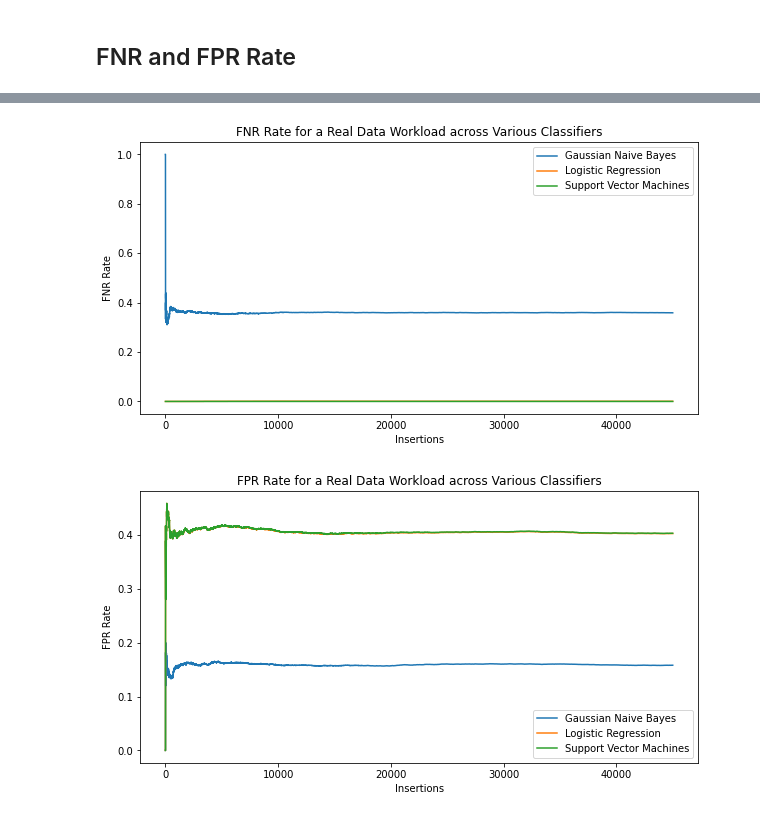
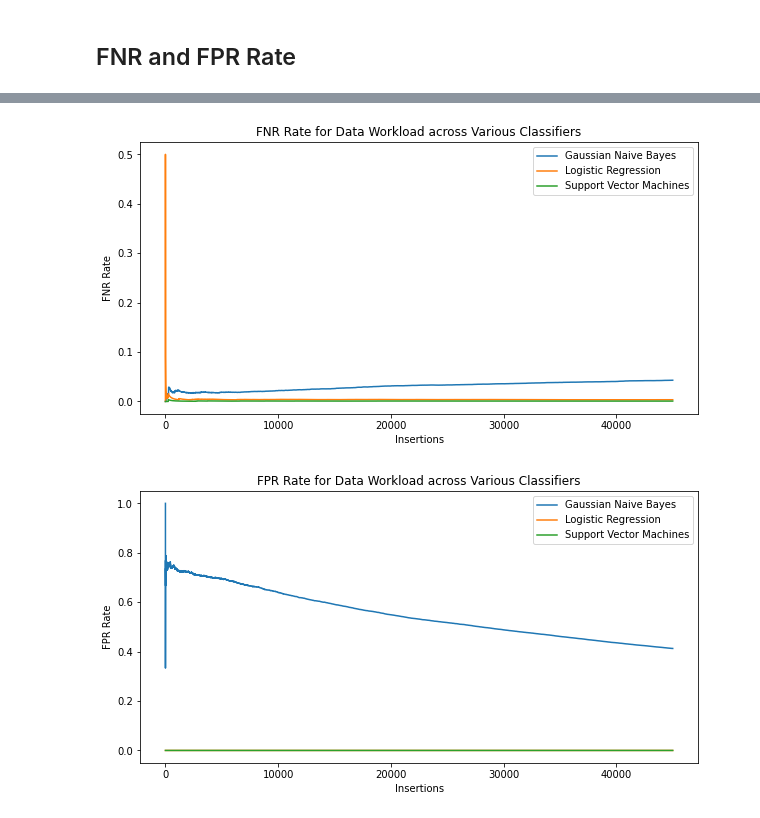
Before and after one commit to SiliconAlchemist/Learned_Stable_Bloom_Filters, a Jupyter notebook: CLDS_Project_Training_Models_[Web_Caching].ipynb, the cells around one changed output, grey strips where cells are left out. Drawn from its saved outputs; the diff is of its cells as text; code cells hidden in the pictures.

```diff
--- a/CLDS_Project_Training_Models_[Web_Caching].ipynb
+++ b/CLDS_Project_Training_Models_[Web_Caching].ipynb
@@ -285,11 +292,14 @@ for algo in models:
       res2 = sbf.is_duplicate(x_test_url_strs[ind])
 
 
-    if res2 == True and y_test[ind] == 0.0:
+    if res2 == True and (x_test_url_strs[ind] not in cached_dic):
       fp += 1
 
-    if res2 == False and y_test[ind] == 1.0:
+    if res2 == False and (x_test_url_strs[ind] in cached_dic):
       fn += 1
+
+    if x_test_url_strs[ind] not in cached_dic:
+      cached_dic[x_test_url_strs[ind]] = 1
 
     fn_rate.append(fn/(ind+1))
     fp_rate.append(fp/(ind+1))
@@ -298,7 +308,7 @@ for algo in models:
 # %%
 import matplotlib.pyplot as plt
 plt.figure(figsize=(10,5))
-plt.title("FNR Rate for a Real Data Workload across Various Classifiers")
+plt.title("FNR Rate for Data Workload across Various Classifiers")
 plt.plot(fn_rates_models[0])
 plt.plot(fn_rates_models[1])
 plt.plot(fn_rates_models[2])
@@ -308,17 +318,17 @@ plt.xlabel("Insertions")
 plt.ylabel("FNR Rate")
 plt.show()
 # %% [output]
-[figure, old version]
+[figure, new version]
 # %%
 import matplotlib.pyplot as plt
 plt.figure(figsize=(10,5))
-plt.title("FPR Rate for a Real Data Workload across Various Classifiers")
+plt.title("FPR Rate for Data Workload across Various Classifiers")
 plt.plot(fp_rates_models[0])
 plt.plot(fp_rates_models[1])
 plt.plot(fp_rates_models[2])
 plt.legend(models.keys())
 plt.xlabel("Insertions")
 plt.ylabel("FPR Rate")
 plt.show()
 # %% [output]
-[figure, old version]
+[figure, new version]
```
Also changed, not shown: parts of 9 cells of this notebook.
